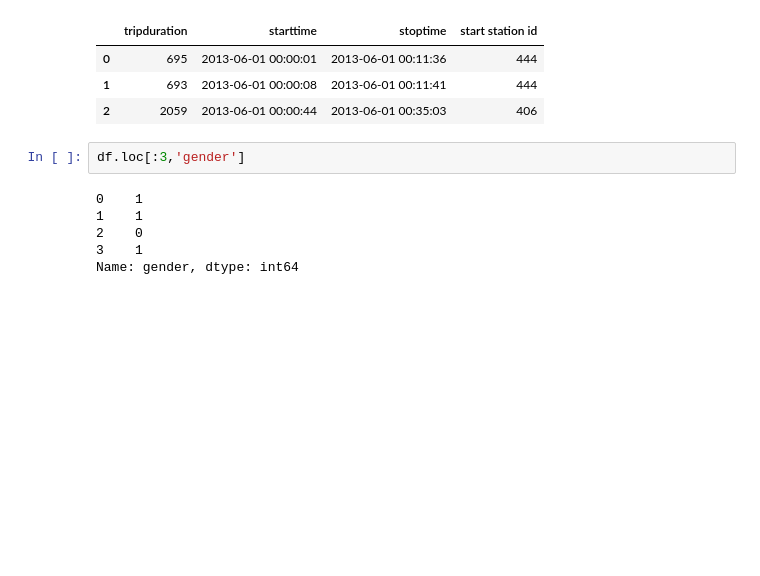
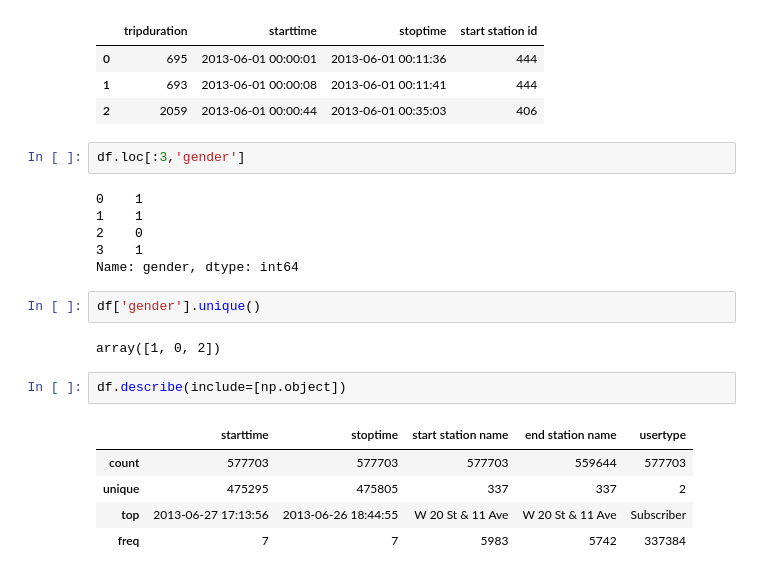
Before and after one commit to prog815/coursera-python-for-data-science, a Jupyter notebook: 4_prep_data.ipynb, the cells around one changed output. Saved outputs shown, nothing was run; the diff lists cells and outputs as text; blank space fills up the shorter version.

```diff
--- a/4_prep_data.ipynb
+++ b/4_prep_data.ipynb
@@ -188,3 +188,15 @@ df.loc[:3,'gender']
 2    0
 3    1
 Name: gender, dtype: int64
+# %%
+df['gender'].unique()
+# %% [output]
+array([1, 0, 2])
+# %%
+df.describe(include=[np.object])
+# %% [output]
+|  | starttime | stoptime | start station name | end station name | usertype |
+| count | 577703 | 577703 | 577703 | 559644 | 577703 |
+| unique | 475295 | 475805 | 337 | 337 | 2 |
+| top | 2013-06-27 17:13:56 | 2013-06-26 18:44:55 | W 20 St & 11 Ave | W 20 St & 11 Ave | Subscriber |
+| freq | 7 | 7 | 5983 | 5742 | 337384 |
```
Also changed, not shown: parts of 3 cells of this notebook.
